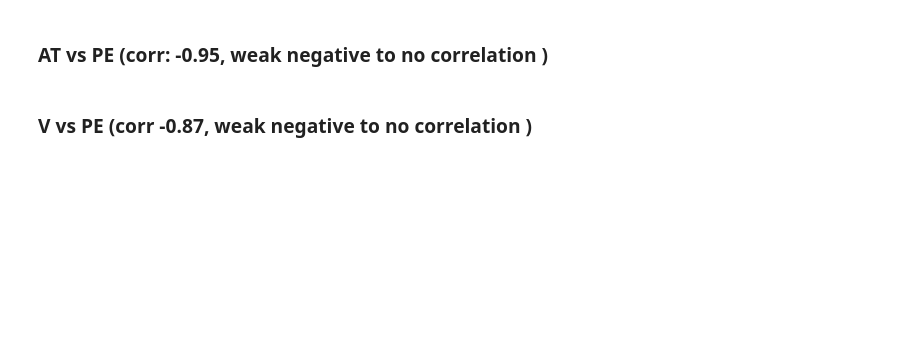
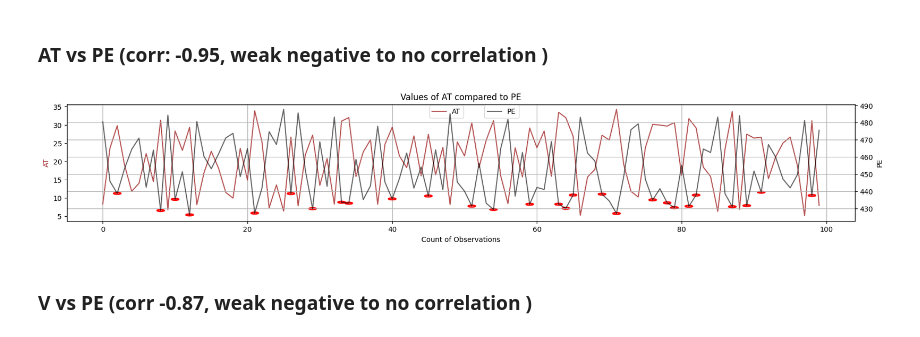
Before and after one commit to isralennon/MSAAI500, a Jupyter notebook: CombinedCyclePowerPlant.ipynb, the cells around one changed output. Cells and saved outputs as stored; diff of their text form; code cells hidden in the pictures; blank space fills up the shorter version.

```diff
--- a/CombinedCyclePowerPlant.ipynb
+++ b/CombinedCyclePowerPlant.ipynb
@@ -209,42 +218,45 @@ dep = df[dep_name].values[:100:1]
 
 # Plot axis
 fig, ax1 = plt.subplots(figsize=(20, 3))
-plt.title(f'Values of {indep_name.capitalize()} compared to {dep_name.capitalize()}')
+plt.title(f'Values of {indep_name.upper()} compared to {dep_name.upper()}')
 
 # Plot Independent variable
-plt.plot(indep, color='brown', alpha=0.6)
-ax1.set_ylabel(indep_name.capitalize(), color='brown')
+plt.plot(indep, color='brown', alpha=0.8)
+ax1.set_ylabel(indep_name.upper(), color='brown')
 ax1.set_xlabel('Count of Observations')
-plt.legend([indep_name], loc=(0.5,0.7))
+plt.legend([indep_name], loc=(0.46,0.88))
+
 
 # Overlay each on same axis
 ax2 = ax1.twinx()
 
 # Plot Dependent variable
 plt.plot(dep, color='black', alpha=0.6)
-ax2.set_ylabel(dep_name.capitalize(), color='black')
-plt.legend([dep_name], loc=(0.5, 0.8))
+ax2.set_ylabel(dep_name.upper(), color='black')
+plt.legend([dep_name], loc=(0.53, 0.88))
 
 # Circle specified correlation areas
 for i in range(len(indep)):
     if indep[i] > 26 and dep[i] < 440:  # Modify conditions as needed
         circle = plt.Circle(
             (i, dep[i]),
             0.5,
             color='red',
             fill=False,
             linewidth=2
 )
         ax2.add_patch(circle)
 
 plt.grid(True) #hor grid
 ax1.xaxis.grid(True) #vert grid
 plt.show()
 
 # Clear variable memory to free storage
 # for large datasets
 del dep
 del indep
+# %% [output]
+[figure, added]
 # %% [markdown]
 ### V vs PE (corr -0.87, weak negative to no correlation )
 # %%
```
Also changed, not shown: parts of 51 cells of this notebook, 8 other files.
